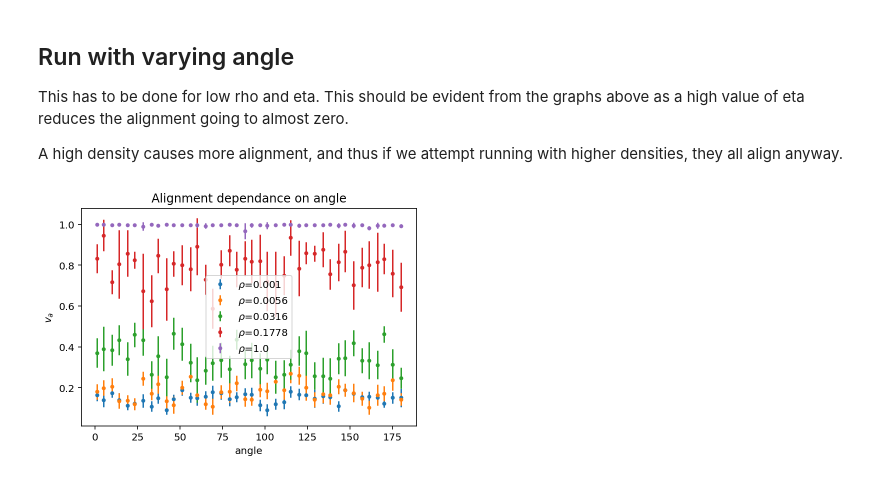
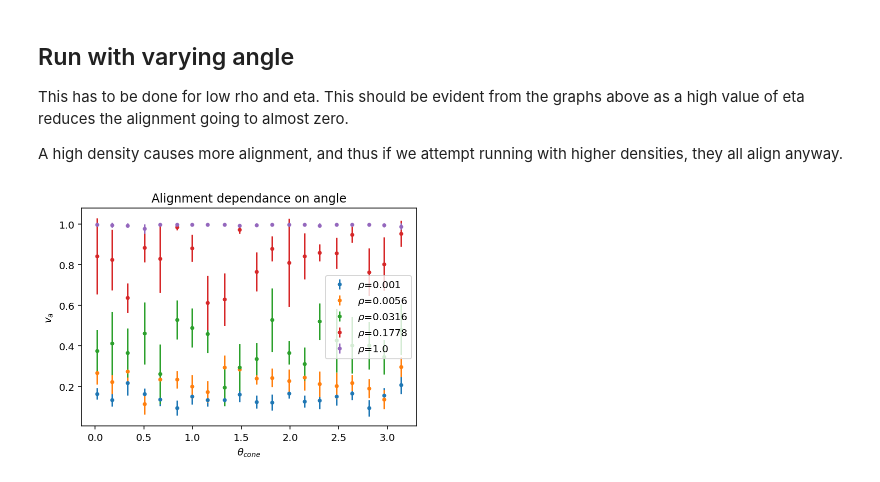
Before and after one commit to mismosmi/idea2birds, a Jupyter notebook: src/evaluate.ipynb, the cells around one changed output. Saved outputs shown, nothing was run; the diff lists cells and outputs as text; code cells hidden in the pictures.

Commit message:
Updated figures

```diff
--- a/src/evaluate.ipynb
+++ b/src/evaluate.ipynb
@@ -45,13 +45,13 @@ HTML(animation.to_html5_video())
 # %% [markdown]
 ## Run with varying Eta
 # %%
-res = 30
+res = 20
 time = 1500
 averaging_time = 1000
 repeat = 3
-rho=0.4
-Eta = np.linspace(0.,8.,res)
-N = [200]
+rho=4
+Eta = np.linspace(0.,5.,res)
+N = [40,100,400]
 
 def avg_with_error(f, avg_time):
     var = np.zeros(avg_time)
@@ -212,13 +214,13 @@ eta_c=[ 4.73462924]
 # %% [markdown]
 ## Run with varying density
 # %%
-res = 20
+res = 15
 time = 1000
 averaging_time = 500
 repeat = 5
-eta = 3
-Rho = np.logspace(-3,0.5, res)
-N = [40]
+eta = .3
+Rho = np.logspace(-3,0.2, res)
+N = [50]
 
 va = np.zeros((len(N), res))
 vas = np.zeros(repeat)
@@ -255,39 +257,39 @@ This has to be done for low rho and eta. This should be evident from the graphs
 
 A high density causes more alignment, and thus if we attempt running with higher densities, they all align anyway.
 # %%
-res = 40
-time = 1000
-averaging_time = 500
-repeat = 5
+res = 20
+time = 1500
+averaging_time = 1000
+repeat = 3
 eta = 0.1
 Angle = np.linspace(1,180,res,dtype=int)
 Rho=np.logspace(-3, 0, 5)
 n = 40
 
 va = np.zeros((len(Rho), res))
 vas = np.zeros(repeat)
 errorbars = np.zeros_like(va)
 variance = np.zeros(repeat)
 for c,rho in enumerate(Rho):
     for i,angle in enumerate(Angle):
         for j in range(repeat):
             f = birds.Flock(n=n, eta=eta, rho=rho, angle=angle)
             for t in range(time):
                 f.run()
             va_avg, vari = avg_with_error(f, averaging_time)
             vas[j] = va_avg
             variance[j] = vari
         va[c][i] = vas.sum()/repeat
         errorbars[c][i] = np.sqrt(variance.sum()/repeat)
 
 plt.figure()
 for c,rho in enumerate(Rho):
-    plt.errorbar(Angle, va[c], yerr=errorbars[c], fmt='.', label="$\\rho$="+str(np.round(rho,decimals=4)))
-plt.xlabel("angle")
+    plt.errorbar(Angle/360*2*np.pi, va[c], yerr=errorbars[c], fmt='.', label="$\\rho$="+str(np.round(rho,decimals=4)))
+plt.xlabel("$\\theta_{cone}$")
 plt.ylabel("$v_a$")
 plt.legend()
 plt.title("Alignment dependance on angle");
 
 plt.savefig(figpath+'va_over_angle.eps')
 # %% [output]
-[figure, old version]
+[figure, new version]
```
Also changed, not shown: parts of 4 cells of this notebook, 12 other files.
